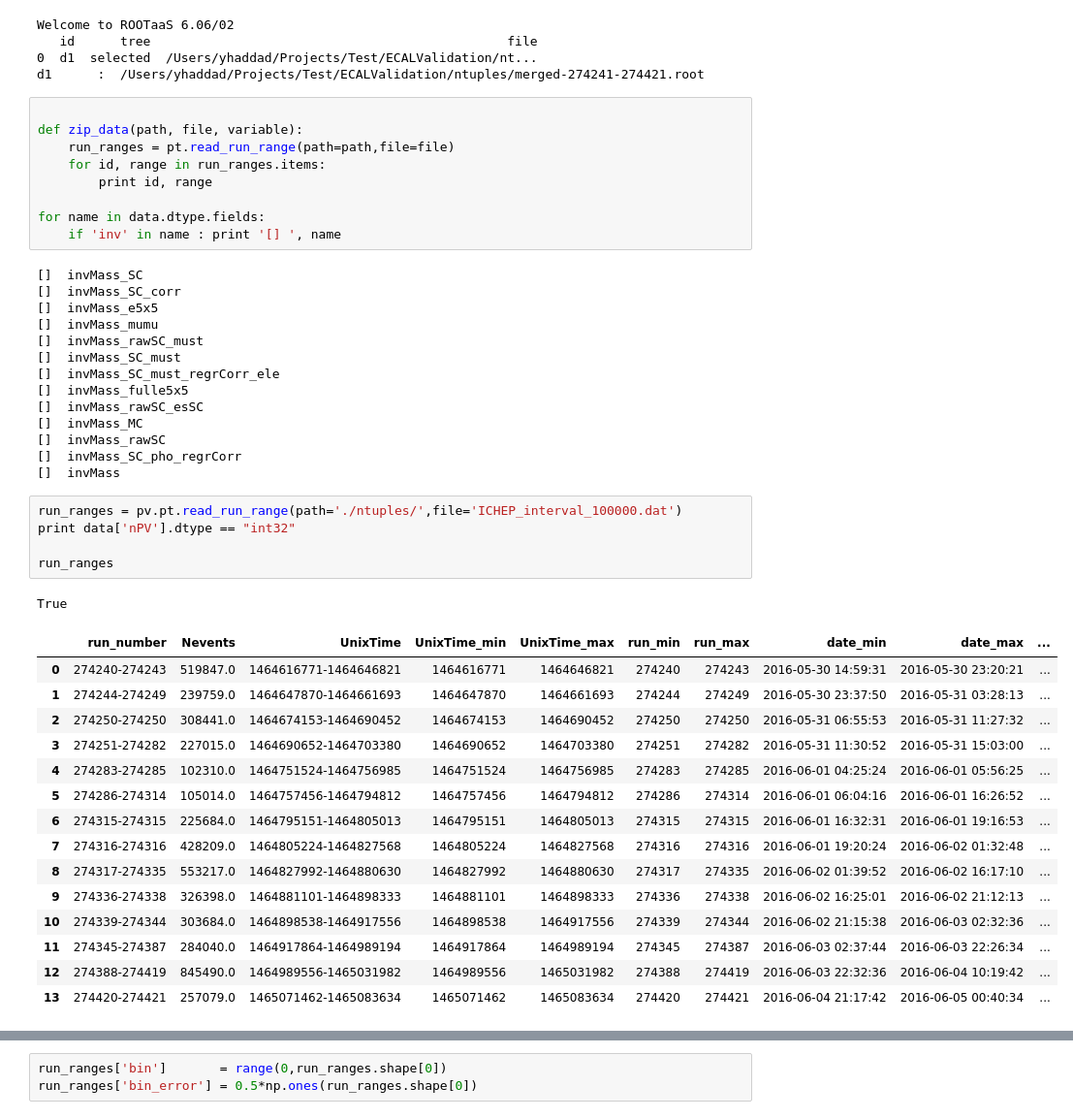
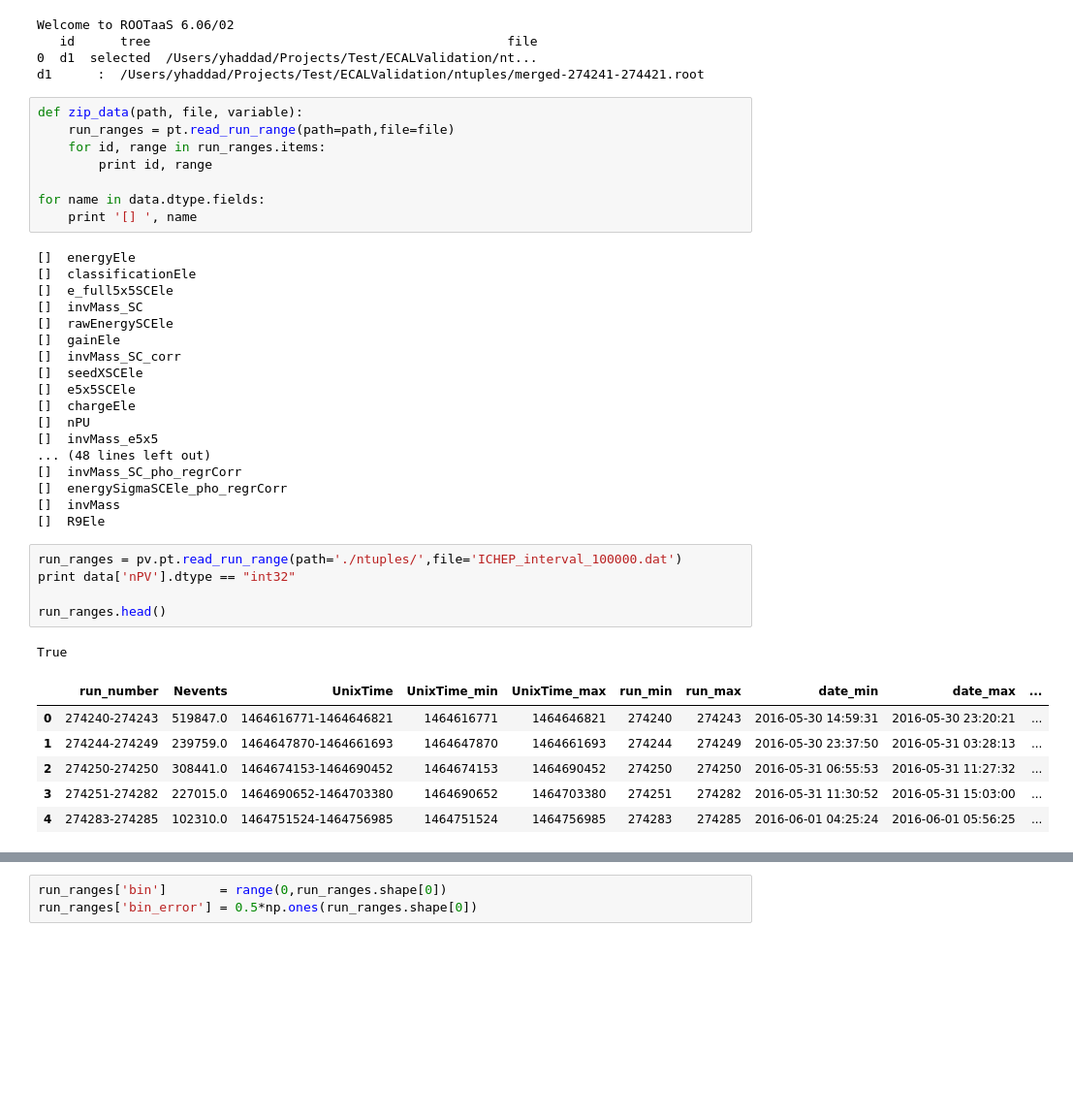
Before and after one commit to yhaddad/ECALValidation, a Jupyter notebook: MonitoringVariable.ipynb, the cells around one changed output, grey strips where cells are left out. Shown at 97% size. Saved outputs shown, nothing was run; the diff lists cells and outputs as text; blank space fills up the shorter version.

```diff
--- a/MonitoringVariable.ipynb
+++ b/MonitoringVariable.ipynb
@@ -7,50 +7,44 @@ Welcome to ROOTaaS 6.06/02
 0  d1  selected  /Users/yhaddad/Projects/Test/ECALValidation/nt...
 d1      :  /Users/yhaddad/Projects/Test/ECALValidation/ntuples/merged-274241-274421.root
 # %%
-
 def zip_data(path, file, variable):
     run_ranges = pt.read_run_range(path=path,file=file)
     for id, range in run_ranges.items:
         print id, range
 
 for name in data.dtype.fields:
-    if 'inv' in name : print '[] ', name
+    print '[] ', name
 # %% [output]
+[]  energyEle
+[]  classificationEle
+[]  e_full5x5SCEle
 []  invMass_SC
+[]  rawEnergySCEle
+[]  gainEle
 []  invMass_SC_corr
+[]  seedXSCEle
+[]  e5x5SCEle
+[]  chargeEle
+[]  nPU
 []  invMass_e5x5
-[]  invMass_mumu
-[]  invMass_rawSC_must
-[]  invMass_SC_must
-[]  invMass_SC_must_regrCorr_ele
-[]  invMass_fulle5x5
-[]  invMass_rawSC_esSC
-[]  invMass_MC
-[]  invMass_rawSC
+... (48 lines left out)
 []  invMass_SC_pho_regrCorr
+[]  energySigmaSCEle_pho_regrCorr
 []  invMass
+[]  R9Ele
 # %%
 run_ranges = pv.pt.read_run_range(path='./ntuples/',file='ICHEP_interval_100000.dat')
 print data['nPV'].dtype == "int32"
 
-run_ranges
+run_ranges.head()
 # %% [output]
 True
 |  | run_number | Nevents | UnixTime | UnixTime_min | UnixTime_max | run_min | run_max | date_min | date_max | ... |
 | 0 | 274240-274243 | 519847.0 | 1464616771-1464646821 | 1464616771 | 1464646821 | 274240 | 274243 | 2016-05-30 14:59:31 | 2016-05-30 23:20:21 | ... |
 | 1 | 274244-274249 | 239759.0 | 1464647870-1464661693 | 1464647870 | 1464661693 | 274244 | 274249 | 2016-05-30 23:37:50 | 2016-05-31 03:28:13 | ... |
 | 2 | 274250-274250 | 308441.0 | 1464674153-1464690452 | 1464674153 | 1464690452 | 274250 | 274250 | 2016-05-31 06:55:53 | 2016-05-31 11:27:32 | ... |
 | 3 | 274251-274282 | 227015.0 | 1464690652-1464703380 | 1464690652 | 1464703380 | 274251 | 274282 | 2016-05-31 11:30:52 | 2016-05-31 15:03:00 | ... |
 | 4 | 274283-274285 | 102310.0 | 1464751524-1464756985 | 1464751524 | 1464756985 | 274283 | 274285 | 2016-06-01 04:25:24 | 2016-06-01 05:56:25 | ... |
-| 5 | 274286-274314 | 105014.0 | 1464757456-1464794812 | 1464757456 | 1464794812 | 274286 | 274314 | 2016-06-01 06:04:16 | 2016-06-01 16:26:52 | ... |
-| 6 | 274315-274315 | 225684.0 | 1464795151-1464805013 | 1464795151 | 1464805013 | 274315 | 274315 | 2016-06-01 16:32:31 | 2016-06-01 19:16:53 | ... |
-| 7 | 274316-274316 | 428209.0 | 1464805224-1464827568 | 1464805224 | 1464827568 | 274316 | 274316 | 2016-06-01 19:20:24 | 2016-06-02 01:32:48 | ... |
-| 8 | 274317-274335 | 553217.0 | 1464827992-1464880630 | 1464827992 | 1464880630 | 274317 | 274335 | 2016-06-02 01:39:52 | 2016-06-02 16:17:10 | ... |
-| 9 | 274336-274338 | 326398.0 | 1464881101-1464898333 | 1464881101 | 1464898333 | 274336 | 274338 | 2016-06-02 16:25:01 | 2016-06-02 21:12:13 | ... |
-| 10 | 274339-274344 | 303684.0 | 1464898538-1464917556 | 1464898538 | 1464917556 | 274339 | 274344 | 2016-06-02 21:15:38 | 2016-06-03 02:32:36 | ... |
-| 11 | 274345-274387 | 284040.0 | 1464917864-1464989194 | 1464917864 | 1464989194 | 274345 | 274387 | 2016-06-03 02:37:44 | 2016-06-03 22:26:34 | ... |
-| 12 | 274388-274419 | 845490.0 | 1464989556-1465031982 | 1464989556 | 1465031982 | 274388 | 274419 | 2016-06-03 22:32:36 | 2016-06-04 10:19:42 | ... |
-| 13 | 274420-274421 | 257079.0 | 1465071462-1465083634 | 1465071462 | 1465083634 | 274420 | 274421 | 2016-06-04 21:17:42 | 2016-06-05 00:40:34 | ... |
 # %%
 import numpy as np
 from scipy.interpolate import UnivariateSpline, InterpolatedUnivariateSpline, LSQUnivariateSpline
```
Also changed, not shown: parts of 3 cells of this notebook, 4 other files.
